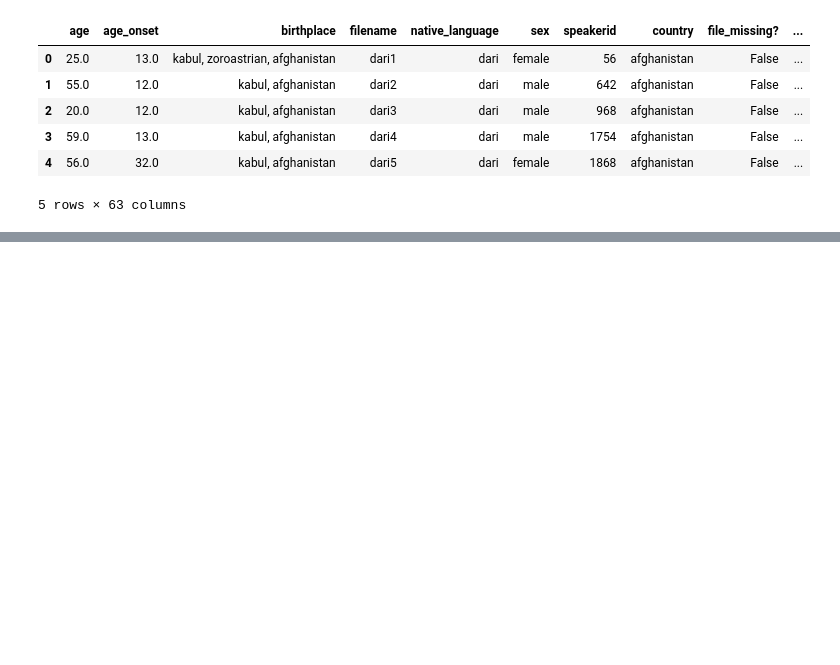
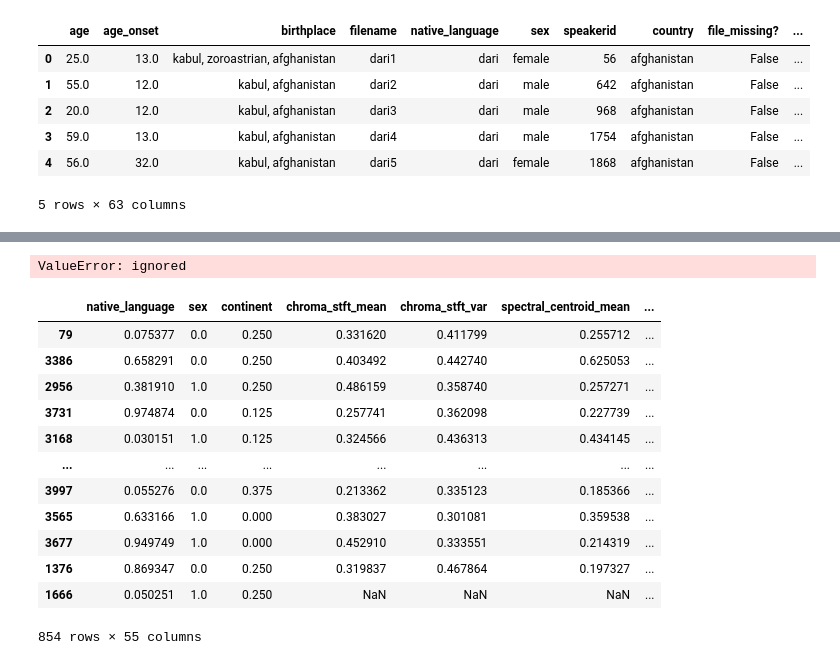
Before and after one commit to parkjiye/EnglishSpeechAccentAnalyzer, a Jupyter notebook: EnglishSpeechAccentAnalyzer.ipynb, the cells around one changed output, grey strips where cells are left out. Cells and saved outputs as stored; diff of their text form; code cells hidden in the pictures; blank space fills up the shorter version.

```diff
--- a/EnglishSpeechAccentAnalyzer.ipynb
+++ b/EnglishSpeechAccentAnalyzer.ipynb
@@ -577,0 +617,2 @@ df.head()
+# %%
+data.continent=[label_index[l] for l in data.continent]
@@ -578,2 +631,2 @@ df.head()
 # %%
-X=df.drop(columns=['filename', 'speakerid', 'file_missing?', 'country'])
+X=data.drop(columns=['Unnamed: 0','birthplace','age', 'age_onset','filename', 'speakerid', 'file_missing?', 'country', 'tempo'])
@@ -580,2 +643,2 @@ X=df.drop(columns=['filename', 'speakerid', 'file_missing?', 'country'])
 # %%
-Y=df['country']
+Y=data['country']
@@ -588,0 +669,7 @@ ValueError: ignored
+# %%
+from sklearn.model_selection import train_test_split
+
+X_train , X_test , y_train, y_test = train_test_split(X,Y , test_size=0.2, random_state=2021)
+
+print(X_train.shape, y_train.shape)
+print(X_test.shape, y_test.shape)
@@ -588,0 +713,20 @@ ValueError: ignored
+# %%
+print(xgb.predict(X_test.loc[3997]))
+# %% [output]
+ValueError: ignored
+# %%
+X_test
+# %% [output]
+|  | native_language | sex | continent | chroma_stft_mean | chroma_stft_var | spectral_centroid_mean | ... |
+| 79 | 0.075377 | 0.0 | 0.250 | 0.331620 | 0.411799 | 0.255712 | ... |
+| 3386 | 0.658291 | 0.0 | 0.250 | 0.403492 | 0.442740 | 0.625053 | ... |
+| 2956 | 0.381910 | 1.0 | 0.250 | 0.486159 | 0.358740 | 0.257271 | ... |
+| 3731 | 0.974874 | 0.0 | 0.125 | 0.257741 | 0.362098 | 0.227739 | ... |
+| 3168 | 0.030151 | 1.0 | 0.125 | 0.324566 | 0.436313 | 0.434145 | ... |
+| ... | ... | ... | ... | ... | ... | ... | ... |
+| 3997 | 0.055276 | 0.0 | 0.375 | 0.213362 | 0.335123 | 0.185366 | ... |
+| 3565 | 0.633166 | 1.0 | 0.000 | 0.383027 | 0.301081 | 0.359538 | ... |
+| 3677 | 0.949749 | 1.0 | 0.000 | 0.452910 | 0.333551 | 0.214319 | ... |
+| 1376 | 0.869347 | 0.0 | 0.250 | 0.319837 | 0.467864 | 0.197327 | ... |
+| 1666 | 0.050251 | 1.0 | 0.250 | NaN | NaN | NaN | ... |
+854 rows × 55 columns
```
Also changed, not shown: parts of 23 cells of this notebook, 3 other files.
